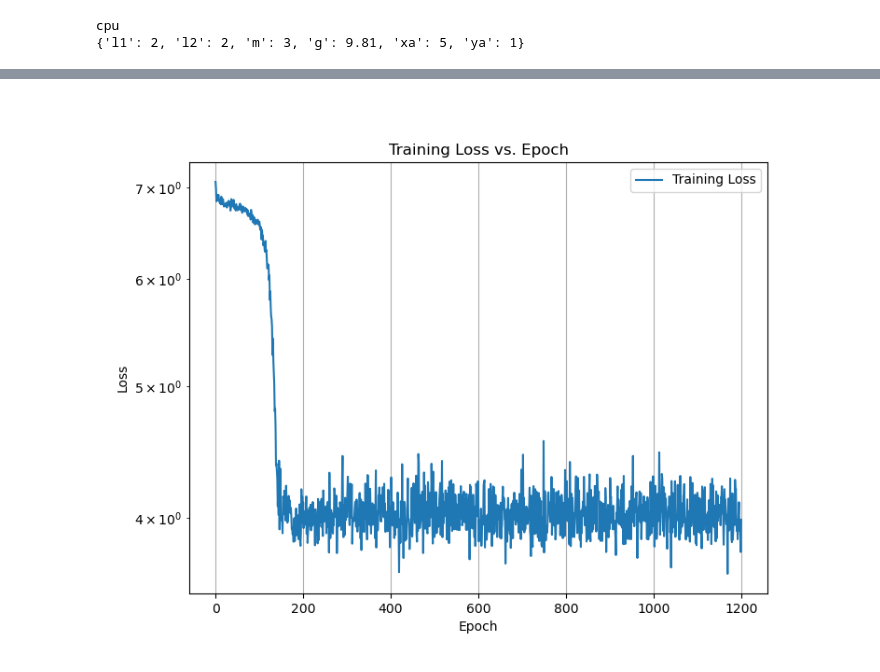
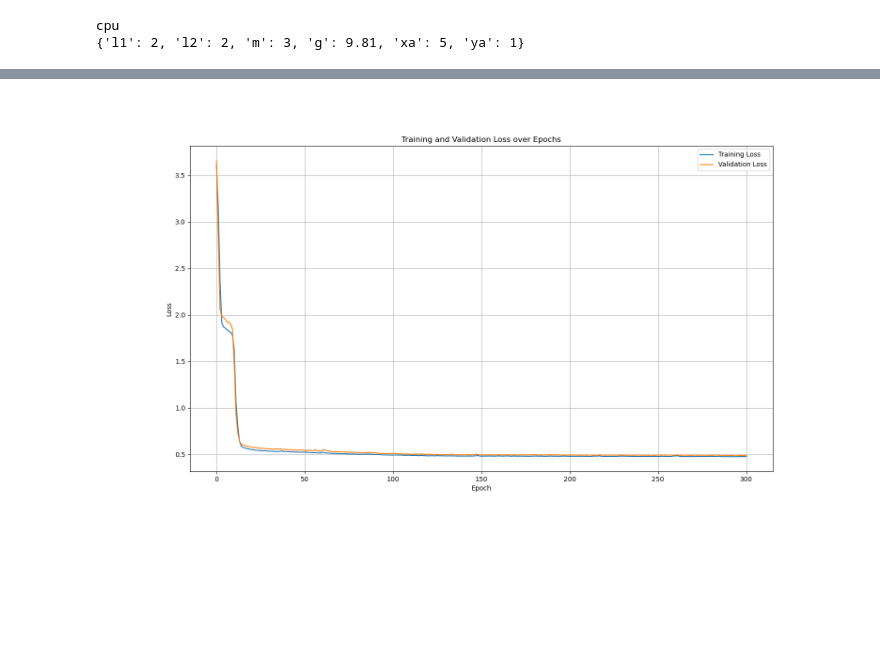
Before and after one commit to kianheus/MSc_Thesis, a Jupyter notebook: Kian_code/Learn Transform_h1h2.ipynb, the cells around one changed output, grey strips where cells are left out. Drawn from its saved outputs; the diff is of its cells as text; code cells hidden in the pictures; blank space fills up the shorter version.

```diff
--- a/Kian_code/Learn Transform_h1h2.ipynb
+++ b/Kian_code/Learn Transform_h1h2.ipynb
@@ -248,3 +161,0 @@ KeyboardInterrupt:
-# %%
-epoch = 1
-plotters_h1h2.plot_decoupling(model, device, rp, epoch)
@@ -313,0 +162,20 @@ M_th_ana: [[  3.        0.     ]
+# %%
+import torch.nn.functional as F
+
+def loss_fun(q, q_hat, m_matrix, input_matrix, jac_enc, jac_dec):
+    l_recon = F.mse_loss(q, q_hat, reduction="sum")
+    jac_enc_T = torch.transpose(jac_enc, 1, 2)
+    # print(jac_enc.shape) torch.Size([128, 2, 2])
+    # print(m_matrix.shape)torch.Size([128, 2, 2])
+    identity_matrix = jac_enc @ jac_enc_T  # Batch-wise multiplication
+    l_uni = torch.sum((torch.eye(identity_matrix.size(-1), device=identity_matrix.device) - identity_matrix)**2)  # Frobenius norm
+
+    # Diagonal loss
+    diag_matrix = jac_enc @ m_matrix @ jac_enc_T  # Batch-wise diagonalization
+    l_diag = torch.sum(diag_matrix**2) - torch.sum(torch.diagonal(diag_matrix, dim1=1, dim2=2)**2)  # Penalize off-diagonal terms
+
+    ## input decoupling loss
+    input_x = jac_enc @ input_matrix
+    l_input = torch.sum((input_x[:, 1]**2))
+
+    return l_recon + l_uni + l_diag + l_input
@@ -314,17 +291,12 @@ M_th_ana: [[  3.        0.     ]
 # %%
-# Extract epochs and losses
-epochs = [entry[0] for entry in outputs]
-losses = [entry[1].item() for entry in outputs]
-
-# Plot loss as a function of epoch
-plt.figure(figsize=(8, 6))
-plt.plot(epochs, losses, marker='', label='Training Loss')
-plt.title('Training Loss vs. Epoch')
-plt.xlabel('Epoch')
-plt.ylabel('Loss')
-plt.yscale('log')
+plt.figure(figsize=(16, 9))
+plt.plot(train_losses, label="Training Loss")
+plt.plot(val_losses, label="Validation Loss")
+plt.xlabel("Epoch")
+plt.ylabel("Loss")
+plt.legend()
+plt.title("Training and Validation Loss over Epochs")
 plt.grid(True)
-plt.legend()
 plt.show()
 # %% [output]
-[figure, old version]
+[figure, new version]
```
Also changed, not shown: parts of 11 cells of this notebook.
